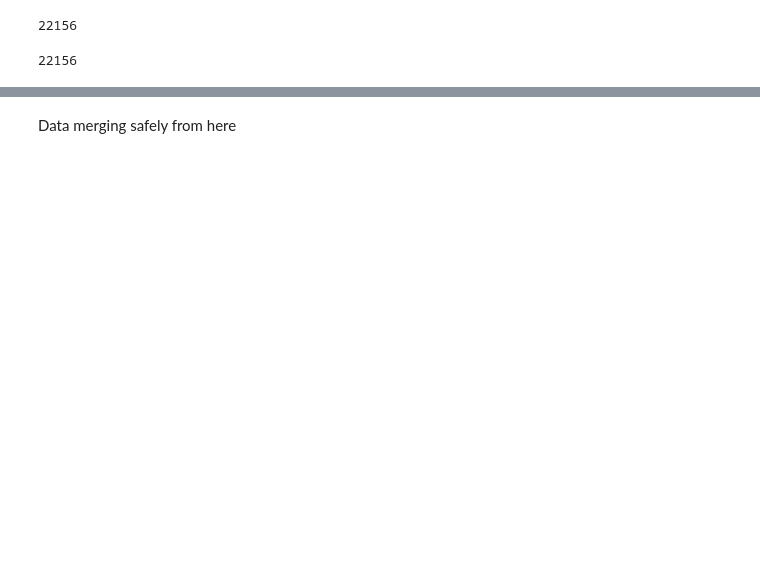
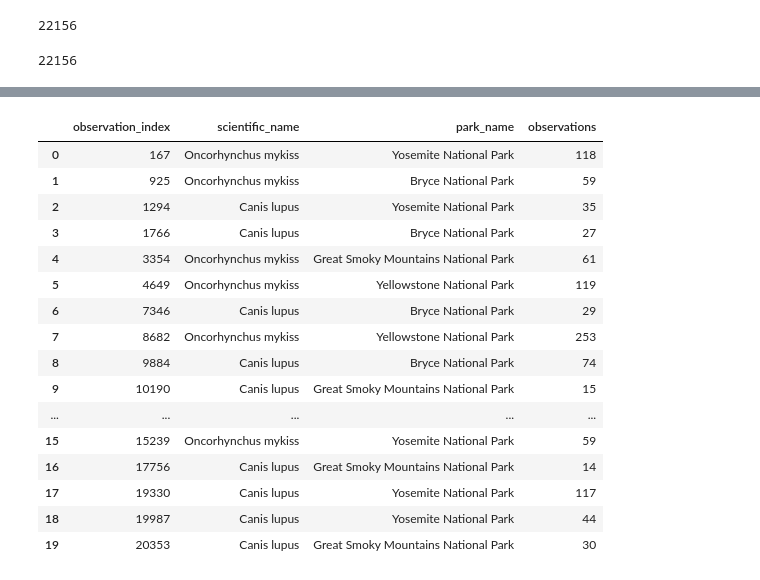
Before and after one commit to rj-pal/Biodiversity, a Jupyter notebook: EDA_cleaning_biodiversity.ipynb, the cells around one changed output, grey strips where cells are left out. Drawn from its saved outputs; the diff is of its cells as text; code cells hidden in the pictures; blank space fills up the shorter version.

```diff
--- a/biodiversity.ipynb
+++ b/EDA_cleaning_biodiversity.ipynb
@@ -743,2 +726,0 @@ observations.shape
-# %% [markdown]
-Data merging safely from here
@@ -747 +731,21 @@ right = species_df.merge(observations, on='scientific_name', how='right').sort_v
+# %%
+obsv_trout_wolf
+# %% [output]
+|  | observation_index | scientific_name | park_name | observations |
+| 0 | 167 | Oncorhynchus mykiss | Yosemite National Park | 118 |
+| 1 | 925 | Oncorhynchus mykiss | Bryce National Park | 59 |
+| 2 | 1294 | Canis lupus | Yosemite National Park | 35 |
+| 3 | 1766 | Canis lupus | Bryce National Park | 27 |
+| 4 | 3354 | Oncorhynchus mykiss | Great Smoky Mountains National Park | 61 |
+| 5 | 4649 | Oncorhynchus mykiss | Yellowstone National Park | 119 |
+| 6 | 7346 | Canis lupus | Bryce National Park | 29 |
+| 7 | 8682 | Oncorhynchus mykiss | Yellowstone National Park | 253 |
+| 8 | 9884 | Canis lupus | Bryce National Park | 74 |
+| 9 | 10190 | Canis lupus | Great Smoky Mountains National Park | 15 |
+| ... | ... | ... | ... | ... |
+| 15 | 15239 | Oncorhynchus mykiss | Yosemite National Park | 59 |
+| 16 | 17756 | Canis lupus | Great Smoky Mountains National Park | 14 |
+| 17 | 19330 | Canis lupus | Yosemite National Park | 117 |
+| 18 | 19987 | Canis lupus | Yosemite National Park | 44 |
+| 19 | 20353 | Canis lupus | Great Smoky Mountains National Park | 30 |
 # %%
```
Also changed, not shown: parts of 89 cells of this notebook, 1 other file.
